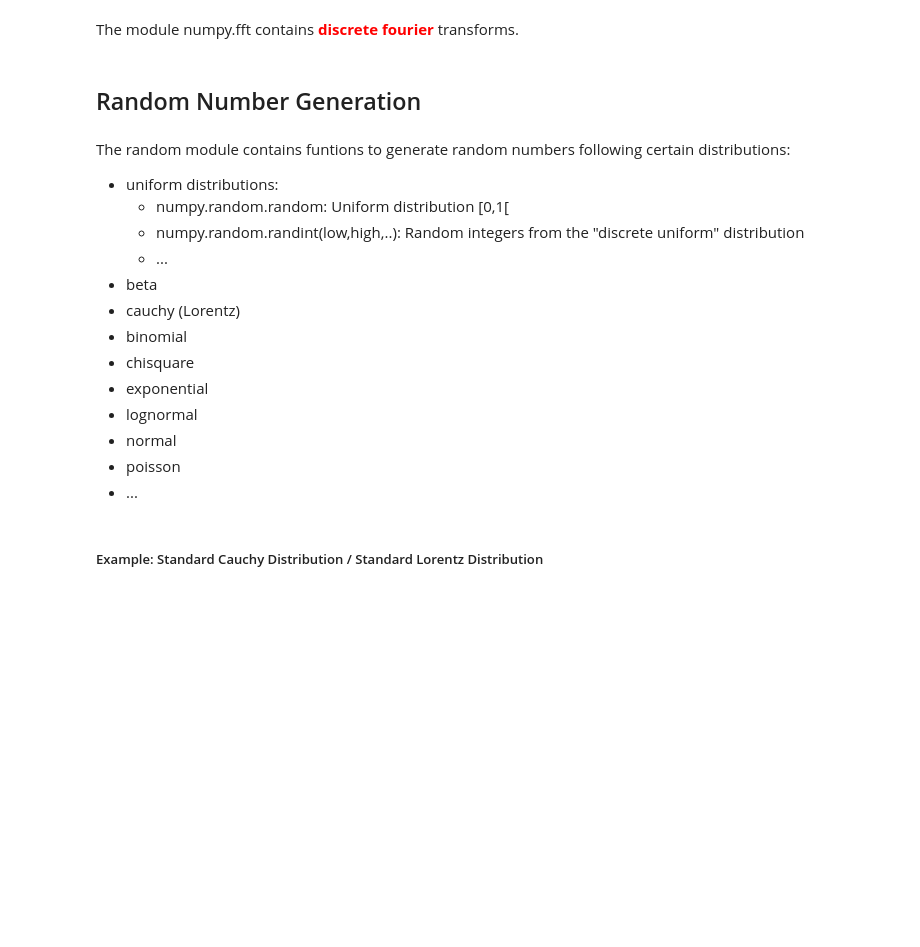
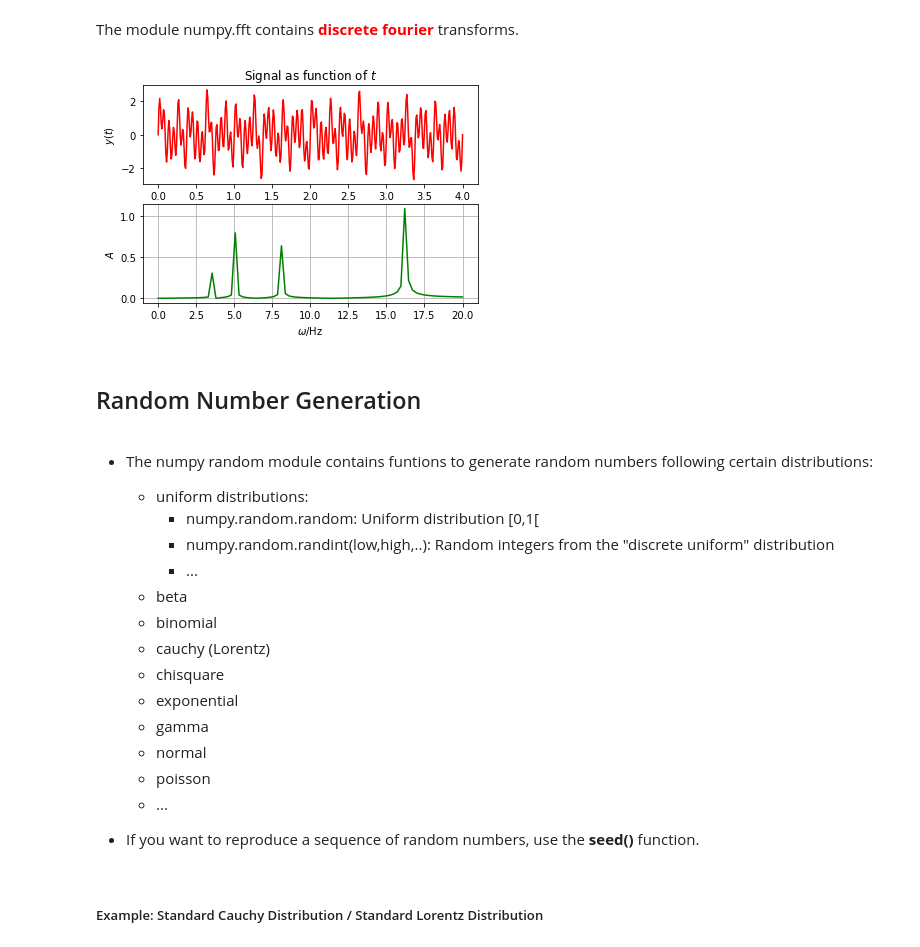
Before and after one commit to wcardoen/intro-numpy, a Jupyter notebook: notebooks/lec8.ipynb, the cells around one changed output. Cells and saved outputs as stored; diff of their text form; code cells hidden in the pictures; blank space fills up the shorter version.

```diff
--- a/notebooks/lec8.ipynb
+++ b/notebooks/lec8.ipynb
@@ -98,45 +153,49 @@ The module numpy.fft contains <font color="red"><b>discrete fourier</b></font> t
 # %%
 from math import pi
 
 tott=4.0  # Total time
-dt=1./100 # Sampling rate
-t=np.linspace(0,tott,tott/dt)
+dt=1./100. # Sampling rate
+t=np.linspace(0,tott,int(tott/dt))
 s=0.30*np.sin(2*pi*3.5*t)  +0.80*np.sin(2*pi*5.0*t) + \
   0.65*np.sin(2*pi*8.0*t) + 1.15*np.sin(2*pi*16.0*t)
 S=ff.fft(s)
 n=S.size/2
 amp=np.abs(S)/n
 freq=np.linspace(0,80,80)/(2*n*dt)
 
 fig=plt.figure()
 ax1=fig.add_subplot(211)
 ax1.plot(t,s,color='red')
 ax1.set_xlabel(r'$t$/s')
 ax1.set_ylabel(r'$y(t)$')
 ax1.set_title(r'Signal as function of $t$')
 ax2=fig.add_subplot(212)
 ax2.plot(freq,amp[:80],color='green')
 ax2.set_xlabel(r'$\omega$/Hz')
 ax2.set_ylabel(r'$A$')
 plt.grid(True);
+# %% [output]
+[figure, added]
 # %% [markdown]
 ## Random Number Generation
 # %% [markdown]
-The random module contains funtions to generate random numbers
-following certain distributions:
- * uniform distributions:
-   * numpy.random.random: Uniform distribution [0,1[
-   * numpy.random.randint(low,high,..): Random integers from the "discrete uniform" distribution
-   * ...
- * beta
- * cauchy (Lorentz)
- * binomial
- * chisquare
- * exponential
- * lognormal
- * normal
- * poisson
- * ...
+* The numpy random module contains funtions to generate random numbers
+  following certain distributions:
+  * uniform distributions:
+    * numpy.random.random: Uniform distribution [0,1[
+    * numpy.random.randint(low,high,..): Random integers from the "discrete uniform" distribution
+    * ...
+  * beta
+  * binomial
+  * cauchy (Lorentz)
+  * chisquare
+  * exponential
+  * gamma
+  * normal
+  * poisson
+  * ...
+
+* If you want to reproduce a sequence of random numbers, use the **seed()** function.
 # %% [markdown]
 ##### Example: Standard Cauchy Distribution / Standard Lorentz Distribution
 # %% [markdown]
```
Also changed, not shown: parts of 27 cells of this notebook, 1 other file.
